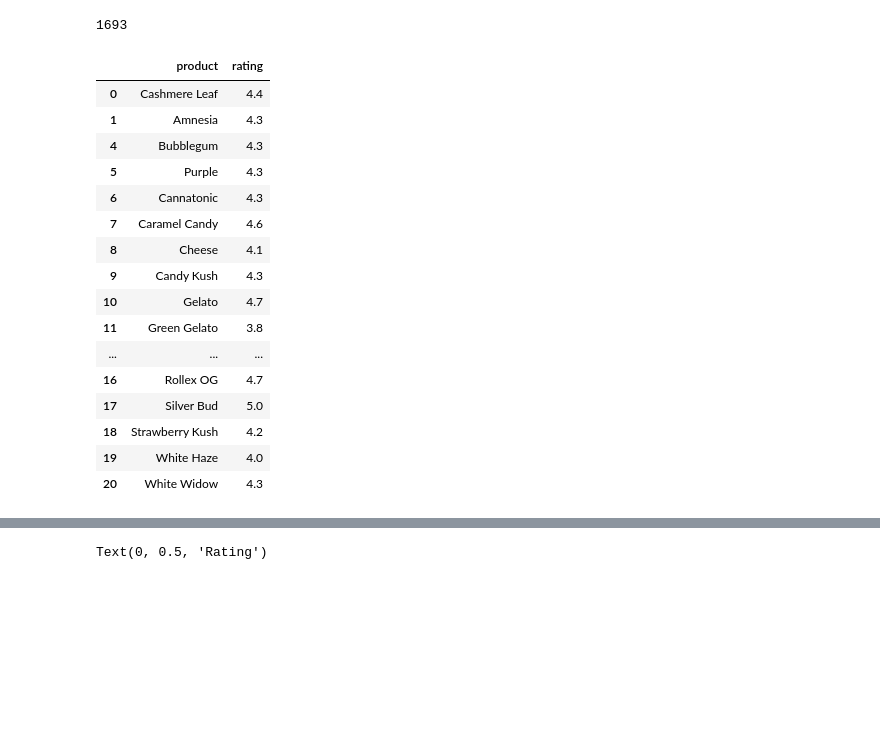
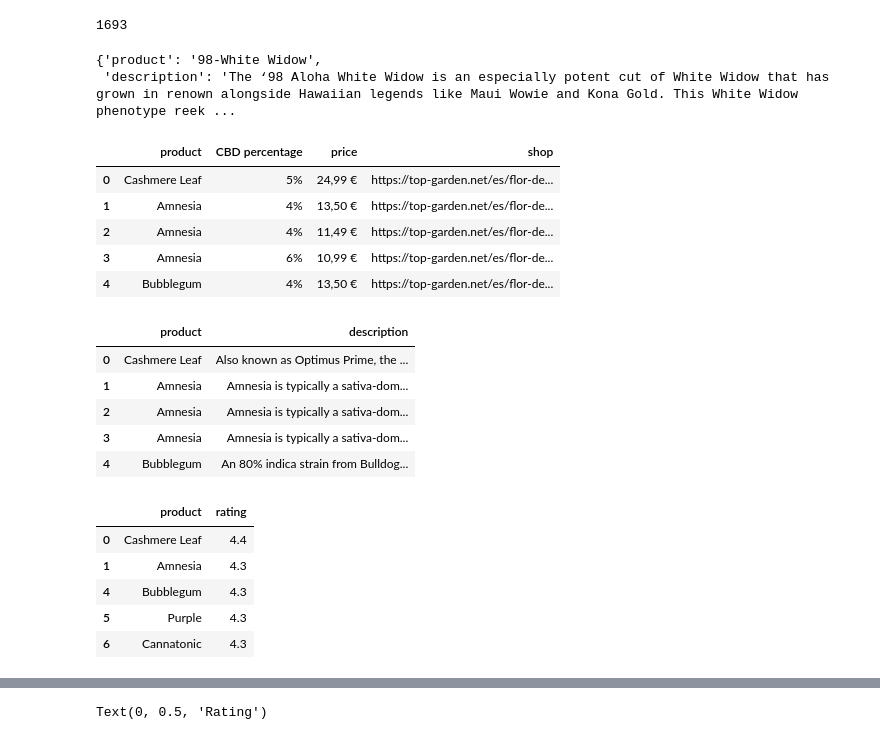
Before and after one commit to xarlomi/Mad-Green, a Jupyter notebook: src/mongo_queries.ipynb, the cells around one changed output, grey strips where cells are left out. Saved outputs shown, nothing was run; the diff lists cells and outputs as text; code cells hidden in the pictures; blank space fills up the shorter version.

```diff
--- a/src/mongo_queries.ipynb
+++ b/src/mongo_queries.ipynb
@@ -43,3 +55,8 @@ def convert(row):
+# %%
+mood_description("Happy")[0]
+# %% [output]
+{'product': '98-White Widow',
+ 'description': 'The ‘98 Aloha White Widow is an especially potent cut of White Widow that has grown in renown alongside Hawaiian legends like Maui Wowie and Kona Gold. This White Widow phenotype reek ...
 # %%
 def shop_mood(moods):
     """
@@ -64,2 +85,11 @@ def shop_mood(moods):
     return flat_list
+# %%
+pd.DataFrame(shop_mood("Happy")).head()
+# %% [output]
+|  | product | CBD percentage | price | shop |
+| 0 | Cashmere Leaf | 5% | 24,99 € | https://top-garden.net/es/flor-de... |
+| 1 | Amnesia | 4% | 13,50 € | https://top-garden.net/es/flor-de... |
+| 2 | Amnesia | 4% | 11,49 € | https://top-garden.net/es/flor-de... |
+| 3 | Amnesia | 6% | 10,99 € | https://top-garden.net/es/flor-de... |
+| 4 | Bubblegum | 4% | 13,50 € | https://top-garden.net/es/flor-de... |
 # %%
@@ -85,5 +110,14 @@ def shop_mood_df(moods):
 
     return df
+# %%
+mood_description("Happy").head()
+# %% [output]
+|  | product | description |
+| 0 | Cashmere Leaf | Also known as Optimus Prime, the ... |
+| 1 | Amnesia | Amnesia is typically a sativa-dom... |
+| 2 | Amnesia | Amnesia is typically a sativa-dom... |
+| 3 | Amnesia | Amnesia is typically a sativa-dom... |
+| 4 | Bubblegum | An 80% indica strain from Bulldog... |
 # %%
 def shop_ratings(moods):
     flat_list = shop_mood(moods)
@@ -99,25 +133,14 @@ def shop_ratings(moods):
 
     return rate_df
 # %%
-shop_ratings("Happy")
+shop_ratings("Happy").head()
 # %% [output]
 |  | product | rating |
 | 0 | Cashmere Leaf | 4.4 |
 | 1 | Amnesia | 4.3 |
 | 4 | Bubblegum | 4.3 |
 | 5 | Purple | 4.3 |
 | 6 | Cannatonic | 4.3 |
-| 7 | Caramel Candy | 4.6 |
-| 8 | Cheese | 4.1 |
-| 9 | Candy Kush | 4.3 |
-| 10 | Gelato | 4.7 |
-| 11 | Green Gelato | 3.8 |
-| ... | ... | ... |
-| 16 | Rollex OG | 4.7 |
-| 17 | Silver Bud | 5.0 |
-| 18 | Strawberry Kush | 4.2 |
-| 19 | White Haze | 4.0 |
-| 20 | White Widow | 4.3 |
 # %%
 def merging_shop_rating(moods):
     """
```
Also changed, not shown: parts of 5 cells of this notebook, 2 other files.
